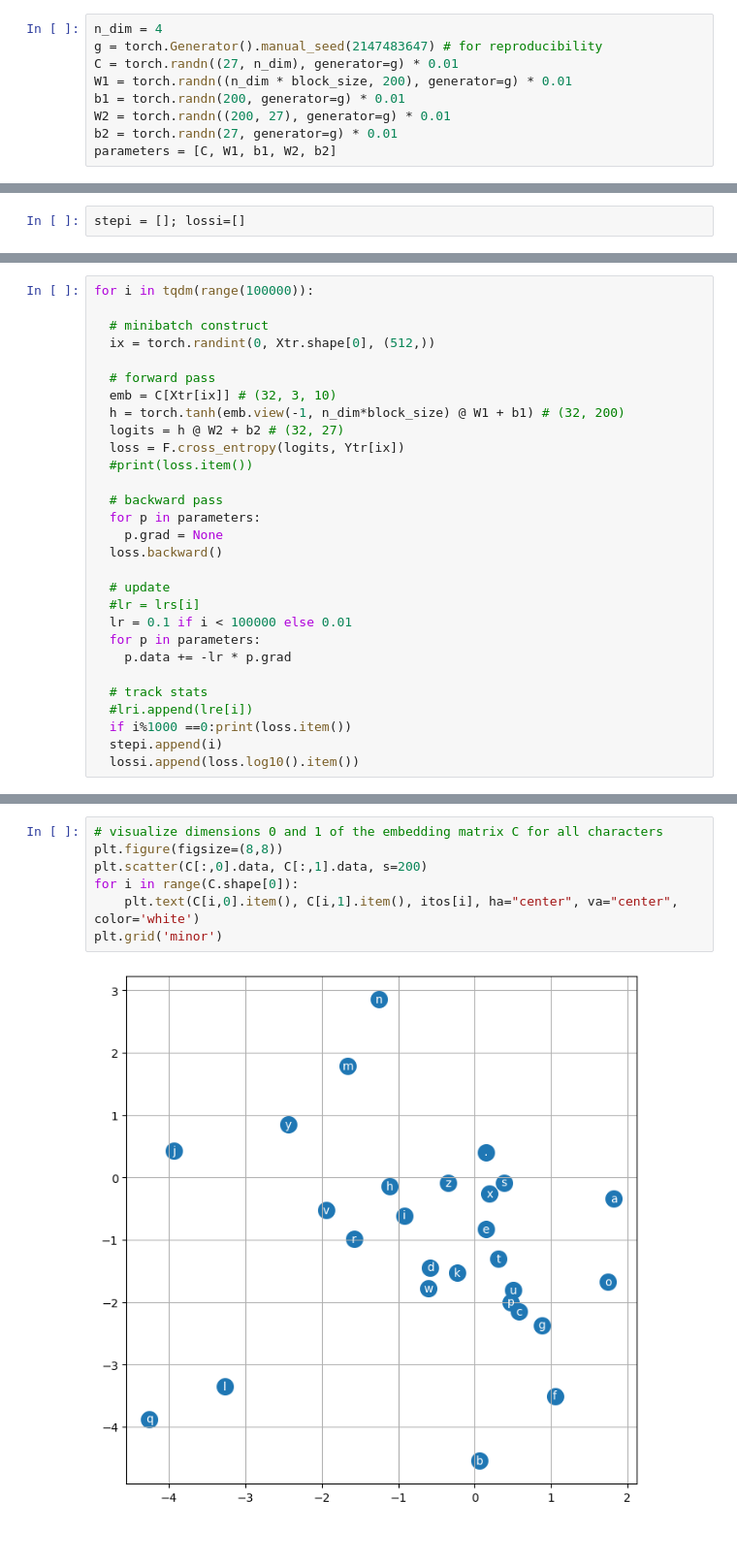
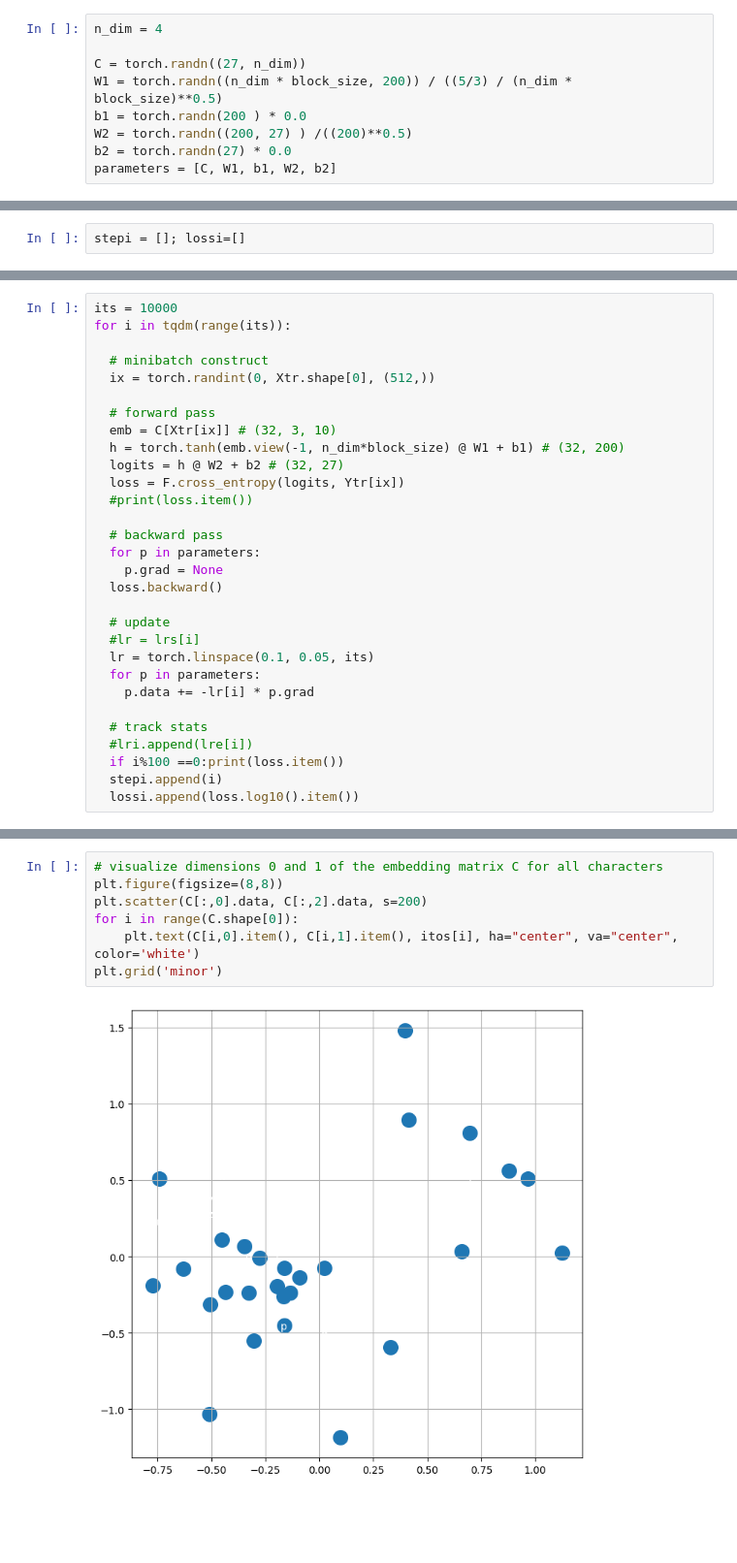
Before and after one commit to VrindavanSanap/makemore, a Jupyter notebook: part2.ipynb, the cells around one changed output, grey strips where cells are left out. Shown at 97% size. Cells and saved outputs as stored; diff of their text form.

```diff
--- a/part2.ipynb
+++ b/part2.ipynb
@@ -58,11 +58,11 @@ torch.Size([26301, 10]) torch.Size([26301])
 # %%
 n_dim = 4
-g = torch.Generator().manual_seed(2147483647) # for reproducibility
-C = torch.randn((27, n_dim), generator=g) * 0.01
-W1 = torch.randn((n_dim * block_size, 200), generator=g) * 0.01
-b1 = torch.randn(200, generator=g) * 0.01
-W2 = torch.randn((200, 27), generator=g) * 0.01
-b2 = torch.randn(27, generator=g) * 0.01
+
+C = torch.randn((27, n_dim))
+W1 = torch.randn((n_dim * block_size, 200)) / ((5/3) / (n_dim * block_size)**0.5)
+b1 = torch.randn(200 ) * 0.0
+W2 = torch.randn((200, 27) ) /((200)**0.5)
+b2 = torch.randn(27) * 0.0
 parameters = [C, W1, b1, W2, b2]
 # %%
 sum(p.nelement() for p in parameters) # number of parameters in total
@@ -76,5 +77,6 @@ stepi = []; lossi=[]
 # %%
-for i in tqdm(range(100000)):
+its = 10000
+for i in tqdm(range(its)):
 
   # minibatch construct
   ix = torch.randint(0, Xtr.shape[0], (512,))
@@ -93,13 +95,13 @@ for i in tqdm(range(100000)):
 
   # update
   #lr = lrs[i]
-  lr = 0.1 if i < 100000 else 0.01
+  lr = torch.linspace(0.1, 0.05, its)
   for p in parameters:
-    p.data += -lr * p.grad
+    p.data += -lr[i] * p.grad
 
   # track stats
   #lri.append(lre[i])
-  if i%1000 ==0:print(loss.item())
+  if i%100 ==0:print(loss.item())
   stepi.append(i)
   lossi.append(loss.log10().item())
 # %% [output]
@@ -150,12 +164,12 @@ val 2.0546631813049316
 # %%
 # visualize dimensions 0 and 1 of the embedding matrix C for all characters
 plt.figure(figsize=(8,8))
-plt.scatter(C[:,0].data, C[:,1].data, s=200)
+plt.scatter(C[:,0].data, C[:,2].data, s=200)
 for i in range(C.shape[0]):
     plt.text(C[i,0].item(), C[i,1].item(), itos[i], ha="center", va="center", color='white')
 plt.grid('minor')
 # %% [output]
-[figure, old version]
+[figure, new version]
 # %%
 # sample from the model
 # g = torch.Generator().manual_seed(2147483647 + 89)
```
Also changed, not shown: parts of 12 cells of this notebook, 10 other files.
